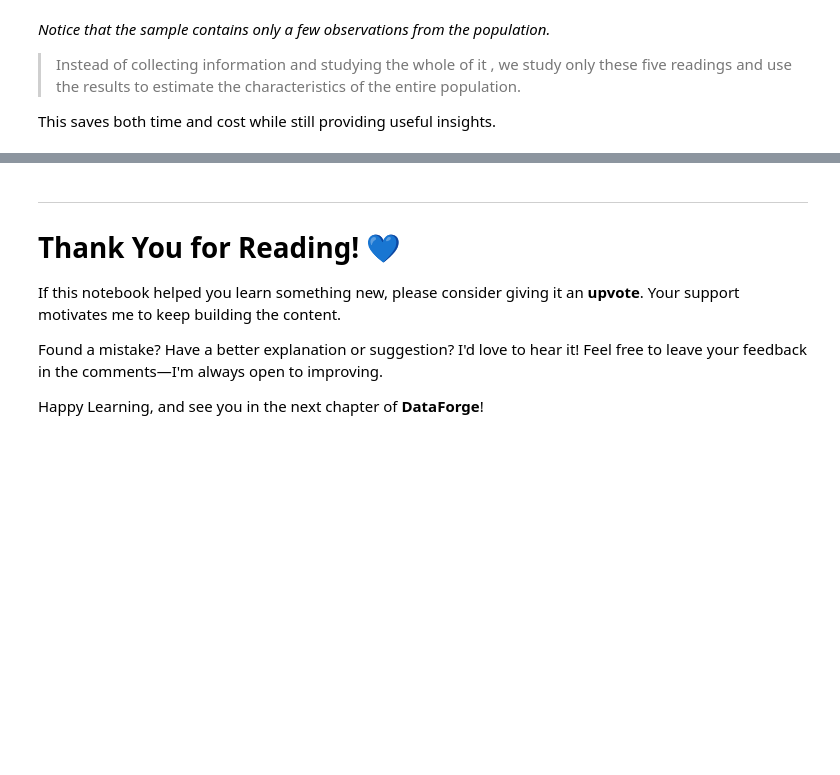
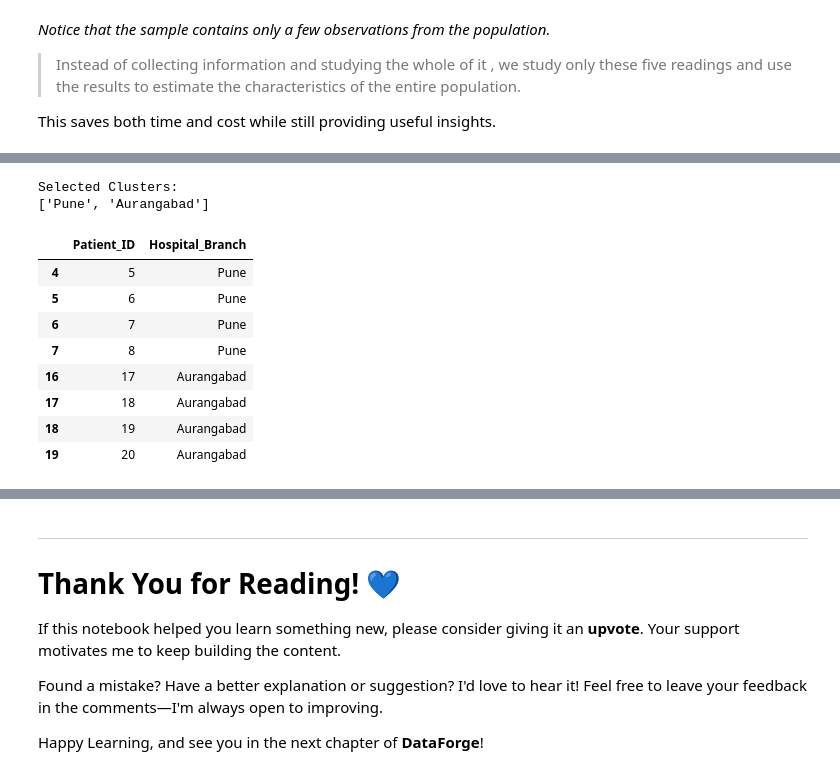
Before and after one commit to satyam2006-cmd/DataForge, a Jupyter notebook: statswithpy/statslearnings.ipynb, the cells around one changed output, grey strips where cells are left out. Drawn from its saved outputs; the diff is of its cells as text; code cells hidden in the pictures; blank space fills up the shorter version.

```diff
--- a/statswithpy/statslearnings.ipynb
+++ b/statswithpy/statslearnings.ipynb
@@ -1093,0 +1328,32 @@ The process of selecting samples is known as **Sampling**, which we'll explore i
+# %%
+# Step 1: Randomly select 2 hospital branches (Clusters)
+
+selected_clusters = (
+    patients["Hospital_Branch"]
+    .drop_duplicates()
+    .sample(n=2, random_state=42)
+)
+
+print("Selected Clusters:")
+print(selected_clusters.tolist())
+# %% [output]
+Selected Clusters:
+['Pune', 'Aurangabad']
+# %%
+# Step 2: Select every patient from the chosen branches
+
+cluster_sample = patients[
+    patients["Hospital_Branch"].isin(selected_clusters)
+]
+
+cluster_sample
+# %% [output]
+|  | Patient_ID | Hospital_Branch |
+| 4 | 5 | Pune |
+| 5 | 6 | Pune |
+| 6 | 7 | Pune |
+| 7 | 8 | Pune |
+| 16 | 17 | Aurangabad |
+| 17 | 18 | Aurangabad |
+| 18 | 19 | Aurangabad |
+| 19 | 20 | Aurangabad |
```
Also changed, not shown: parts of 22 cells of this notebook.
